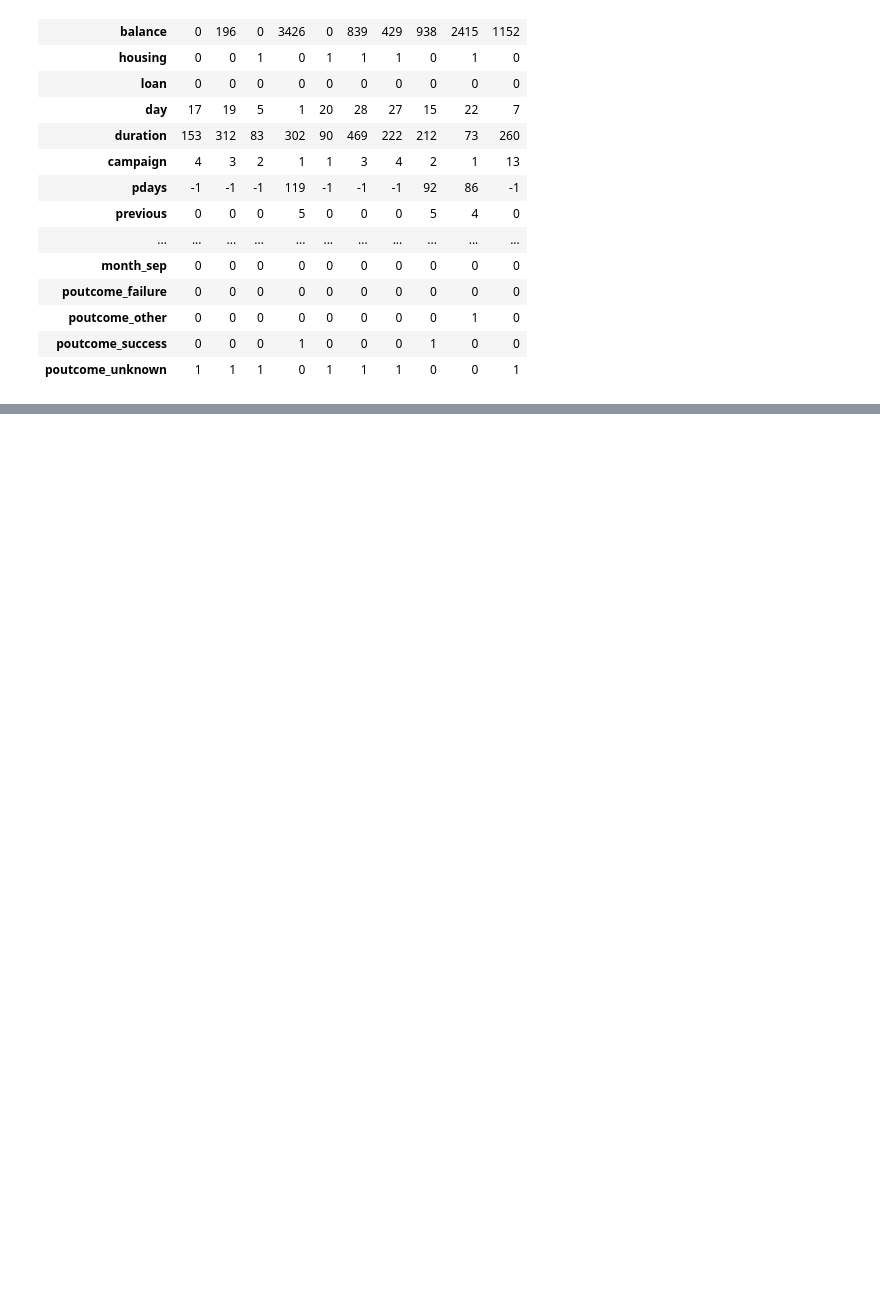
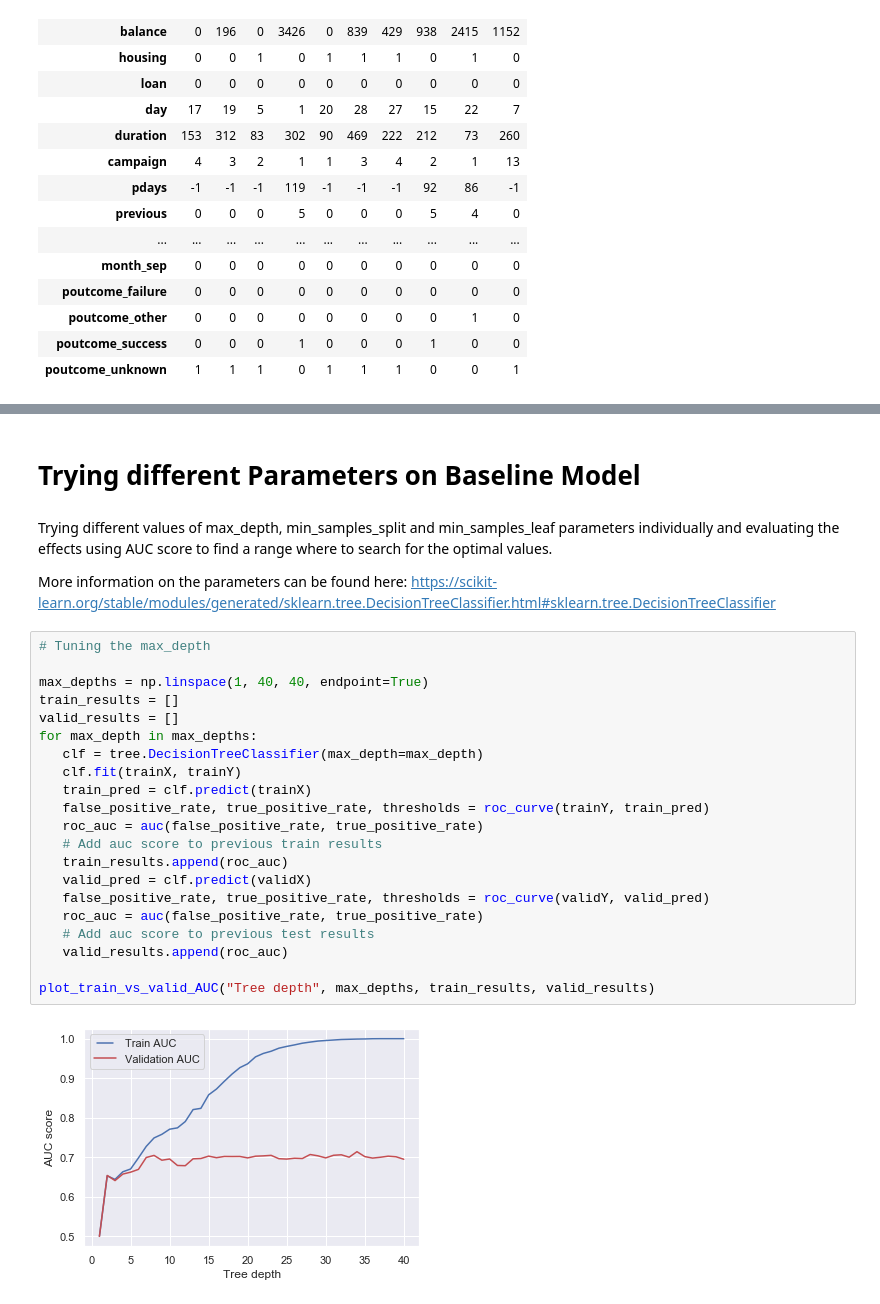
Before and after one commit to jphietala/bank-subscription-prediction, a Jupyter notebook: modeling_decision_tree.ipynb, the cells around one changed output, grey strips where cells are left out. Saved outputs shown, nothing was run; the diff lists cells and outputs as text; blank space fills up the shorter version.

```diff
--- a/modeling_decision_tree.ipynb
+++ b/modeling_decision_tree.ipynb
@@ -43,0 +111,30 @@ display_all(trainX.head(10).transpose())
+# %% [markdown]
+# Trying different Parameters on Baseline Model
+# %% [markdown]
+Trying different values of max_depth, min_samples_split and min_samples_leaf parameters individually and evaluating the effects using AUC score to find a range where to search for the optimal values.
+
+More information on the parameters can be found here:
+https://scikit-learn.org/stable/modules/generated/sklearn.tree.DecisionTreeClassifier.html#sklearn.tree.DecisionTreeClassifier
+# %%
+# Tuning the max_depth
+
+max_depths = np.linspace(1, 40, 40, endpoint=True)
+train_results = []
+valid_results = []
+for max_depth in max_depths:
+   clf = tree.DecisionTreeClassifier(max_depth=max_depth)
+   clf.fit(trainX, trainY)
+   train_pred = clf.predict(trainX)
+   false_positive_rate, true_positive_rate, thresholds = roc_curve(trainY, train_pred)
+   roc_auc = auc(false_positive_rate, true_positive_rate)
+   # Add auc score to previous train results
+   train_results.append(roc_auc)
+   valid_pred = clf.predict(validX)
+   false_positive_rate, true_positive_rate, thresholds = roc_curve(validY, valid_pred)
+   roc_auc = auc(false_positive_rate, true_positive_rate)
+   # Add auc score to previous test results
+   valid_results.append(roc_auc)
+
+plot_train_vs_valid_AUC("Tree depth", max_depths, train_results, valid_results)
+# %% [output]
+[figure, added]
```
Also changed, not shown: parts of 24 cells of this notebook.
